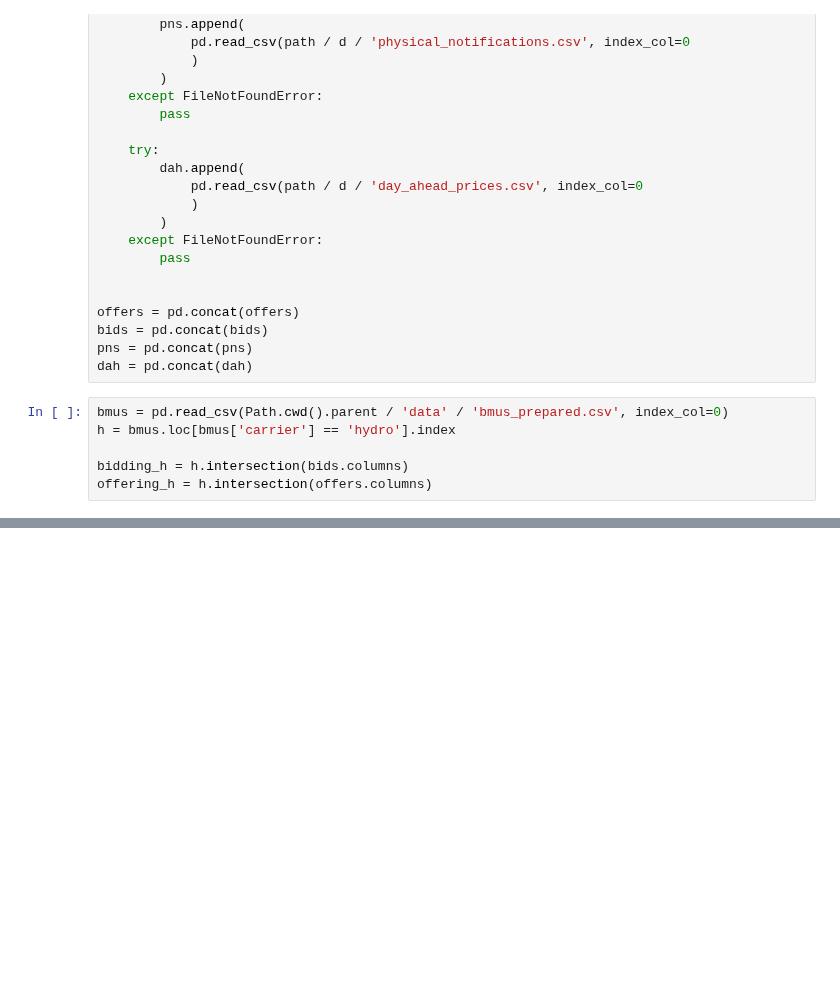
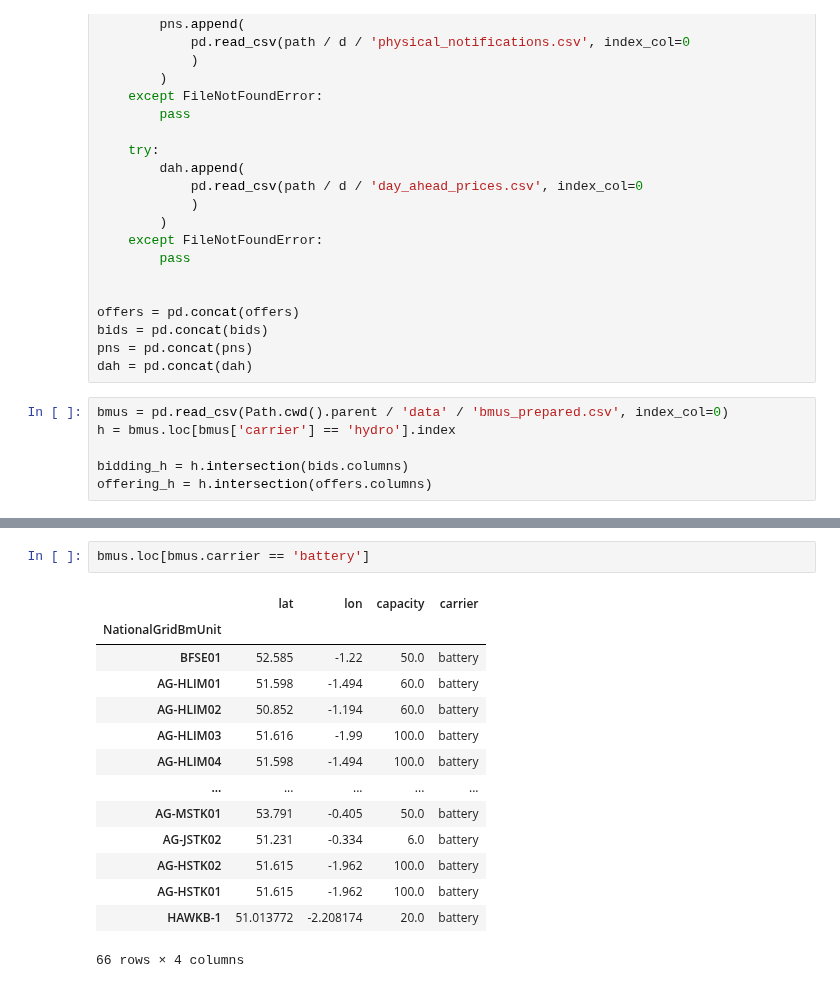
Before and after one commit to LukasFrankenQ/GBPower, a Jupyter notebook: notebooks/build_hydro.ipynb, the cells around one changed output, grey strips where cells are left out. Drawn from its saved outputs; the diff is of its cells as text; blank space fills up the shorter version.

```diff
--- a/notebooks/build_hydro.ipynb
+++ b/notebooks/build_hydro.ipynb
@@ -79,0 +159,17 @@ pns['NANT-1'].iloc[1000:2000].plot()
+# %%
+bmus.loc[bmus.carrier == 'battery']
+# %% [output]
+|  | lat | lon | capacity | carrier |
+| NationalGridBmUnit |  |  |  |  |
+| BFSE01 | 52.585 | -1.22 | 50.0 | battery |
+| AG-HLIM01 | 51.598 | -1.494 | 60.0 | battery |
+| AG-HLIM02 | 50.852 | -1.194 | 60.0 | battery |
+| AG-HLIM03 | 51.616 | -1.99 | 100.0 | battery |
+| AG-HLIM04 | 51.598 | -1.494 | 100.0 | battery |
+| ... | ... | ... | ... | ... |
+| AG-MSTK01 | 53.791 | -0.405 | 50.0 | battery |
+| AG-JSTK02 | 51.231 | -0.334 | 6.0 | battery |
+| AG-HSTK02 | 51.615 | -1.962 | 100.0 | battery |
+| AG-HSTK01 | 51.615 | -1.962 | 100.0 | battery |
+| HAWKB-1 | 51.013772 | -2.208174 | 20.0 | battery |
+66 rows × 4 columns
```
Also changed, not shown: parts of 6 cells of this notebook.
